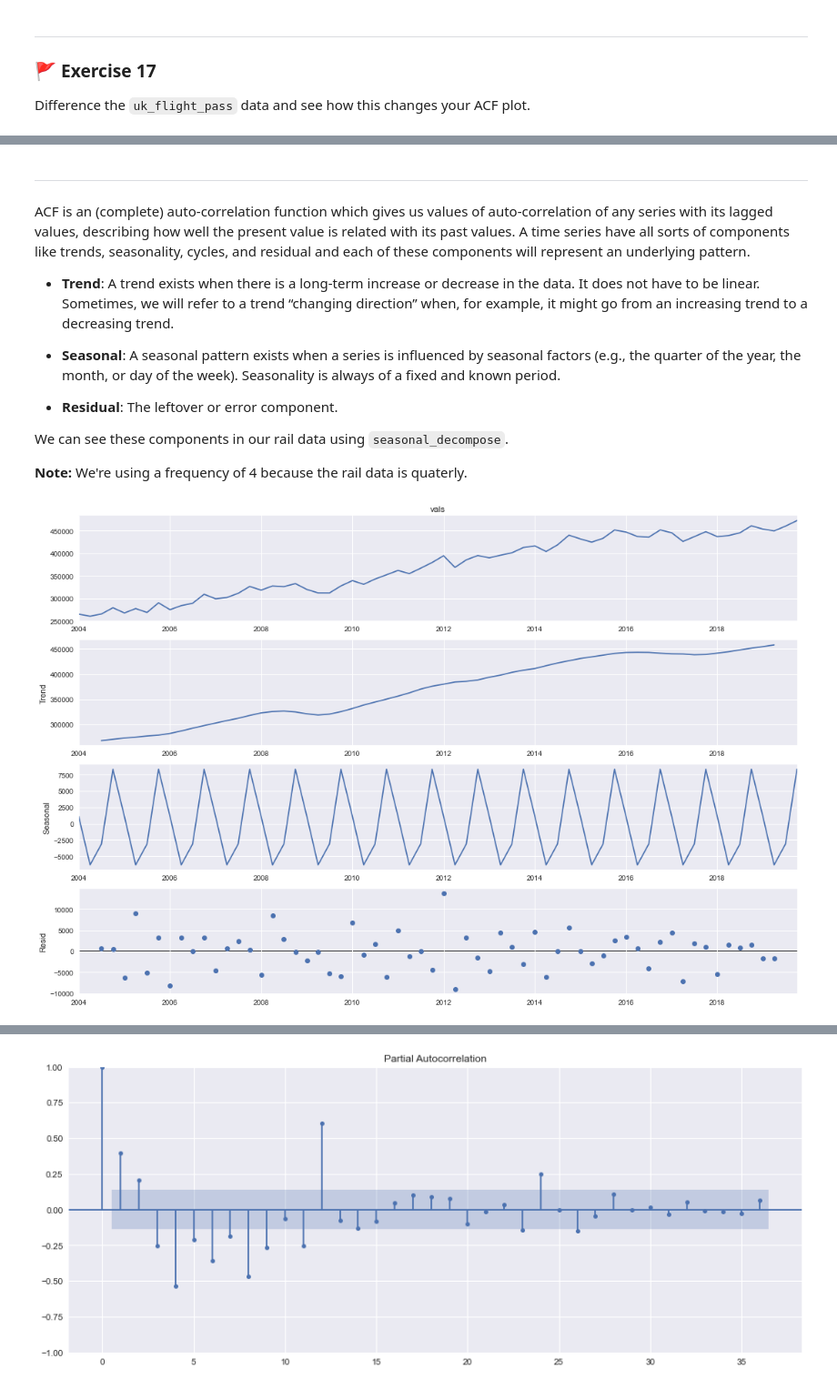
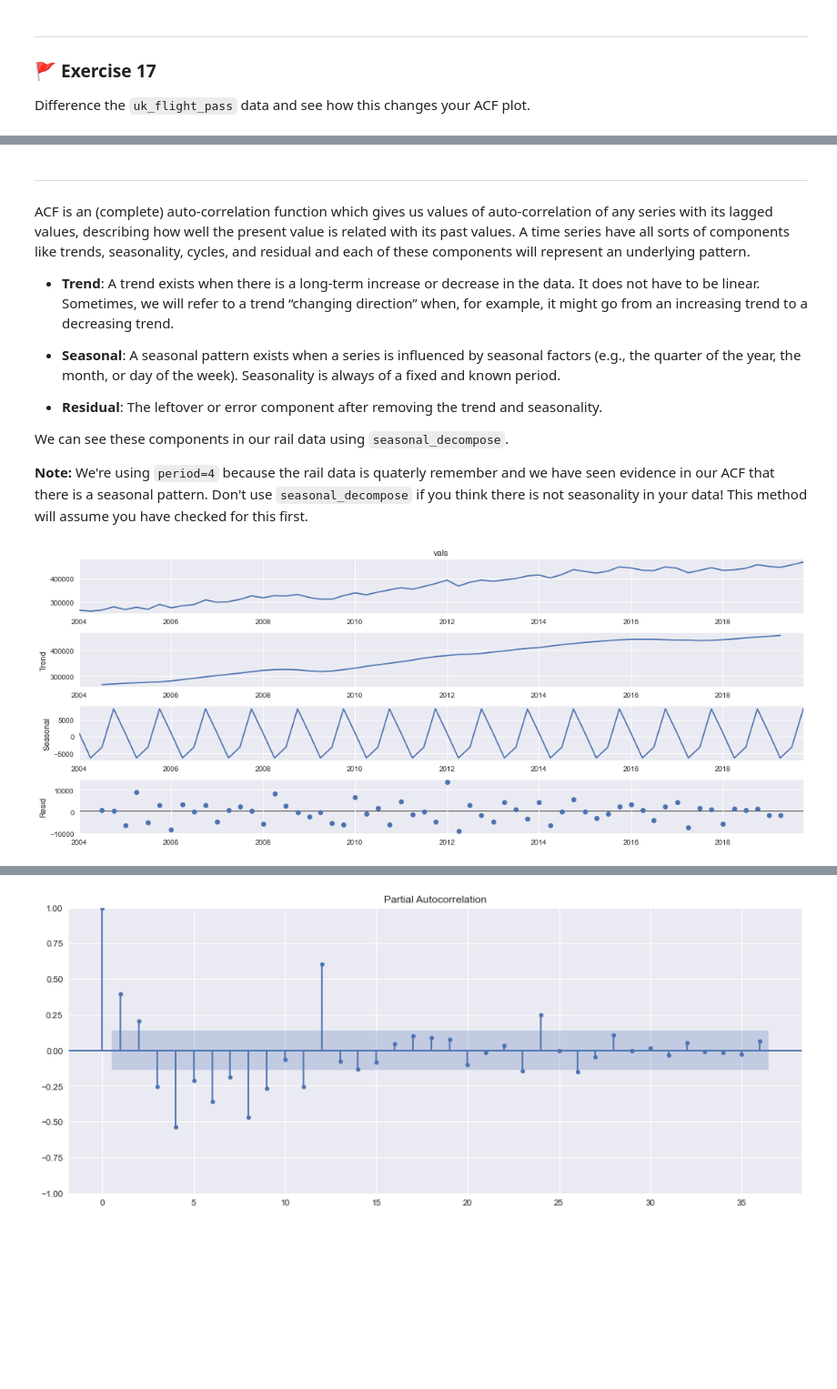
Before and after one commit to Eldave93/machine-learning-workbooks, a Jupyter notebook: 12-time-series/12_workbook.ipynb, the cells around one changed output, grey strips where cells are left out. Shown at 91% size. Saved outputs shown, nothing was run; the diff lists cells and outputs as text; code cells hidden in the pictures; blank space fills up the shorter version.

```diff
--- a/12-time-series/12_workbook.ipynb
+++ b/12-time-series/12_workbook.ipynb
@@ -1304,21 +1342,21 @@ ACF is an (complete) auto-correlation function which gives us values of auto-cor
 
 - **Seasonal**: A seasonal pattern exists when a series is influenced by seasonal factors (e.g., the quarter of the year, the month, or day of the week). Seasonality is always of a fixed and known period.
 
-- **Residual**: The leftover or error component.
+- **Residual**: The leftover or error component after removing the trend and seasonality.
 
 We can see these components in our rail data using `seasonal_decompose`.
 
-__Note:__ We're using a frequency of 4 because the rail data is quaterly.
+__Note:__ We're using `period=4` because the rail data is quaterly remember and we have seen evidence in our ACF that there is a seasonal pattern. Don't use `seasonal_decompose` if you think there is not seasonality in your data! This method will assume you have checked for this first.
 # %%
 from statsmodels.tsa.seasonal import seasonal_decompose
 
 rail_decomp = seasonal_decompose(uk_rail_pass, period=4) # older versions of statsmodels have freq instead of period
-fig = rail_decomp.plot()
-fig.set_size_inches((15,10))
-fig.tight_layout() # Tight layout to realign things
+fig = rail_decomp.plot()    # plot the decomposition
+fig.set_size_inches((15,6)) # set plot size
+fig.tight_layout()          # Tight layout to realign things
 plt.show()
 # %% [output]
-[figure, old version]
+[figure, new version]
 # %% [markdown]
 ACF considers all these components when calculating the correlation between a current value and a previous value - hence it’s a ‘complete auto-correlation plot’.
 
```
Also changed, not shown: parts of 136 cells of this notebook, 1 other file.
